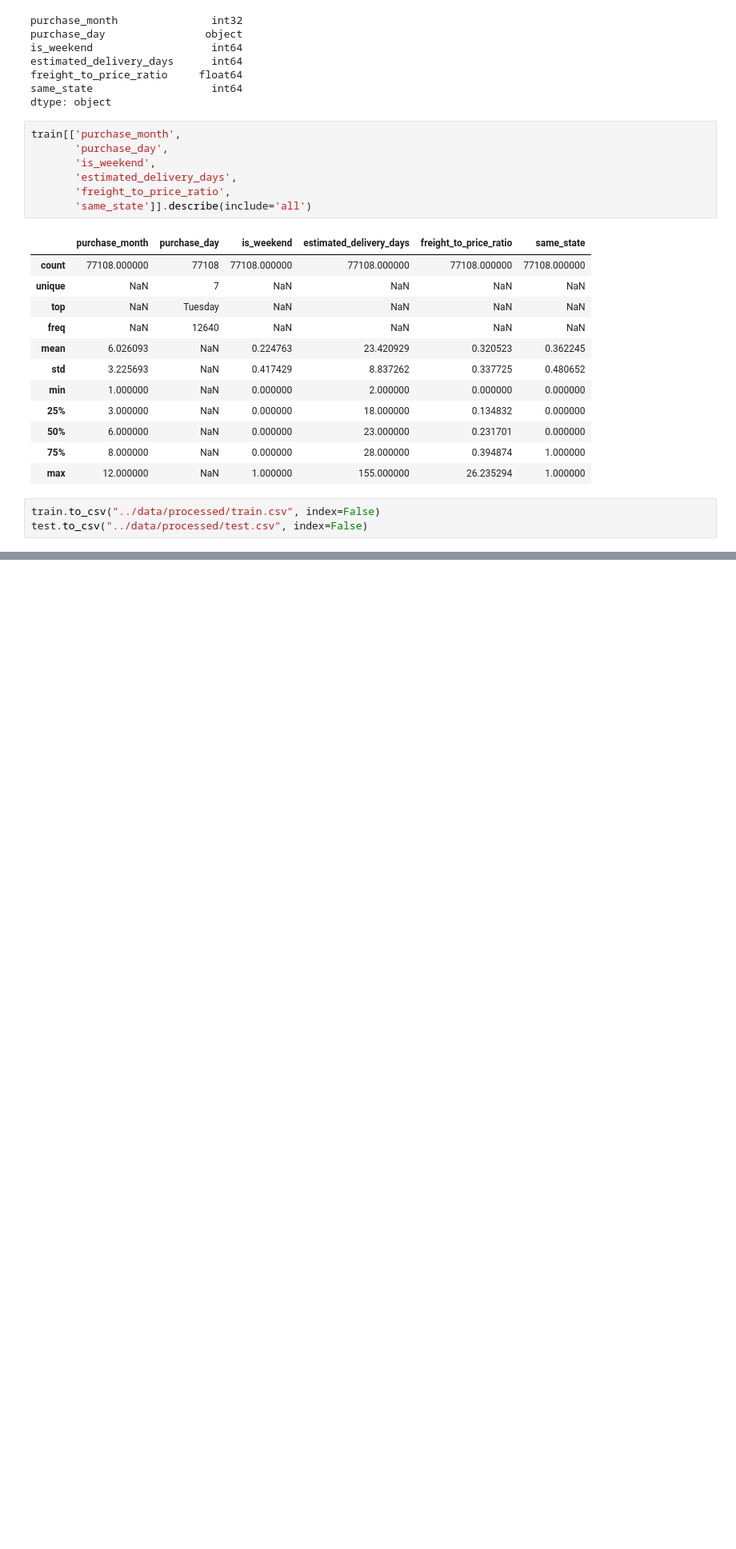
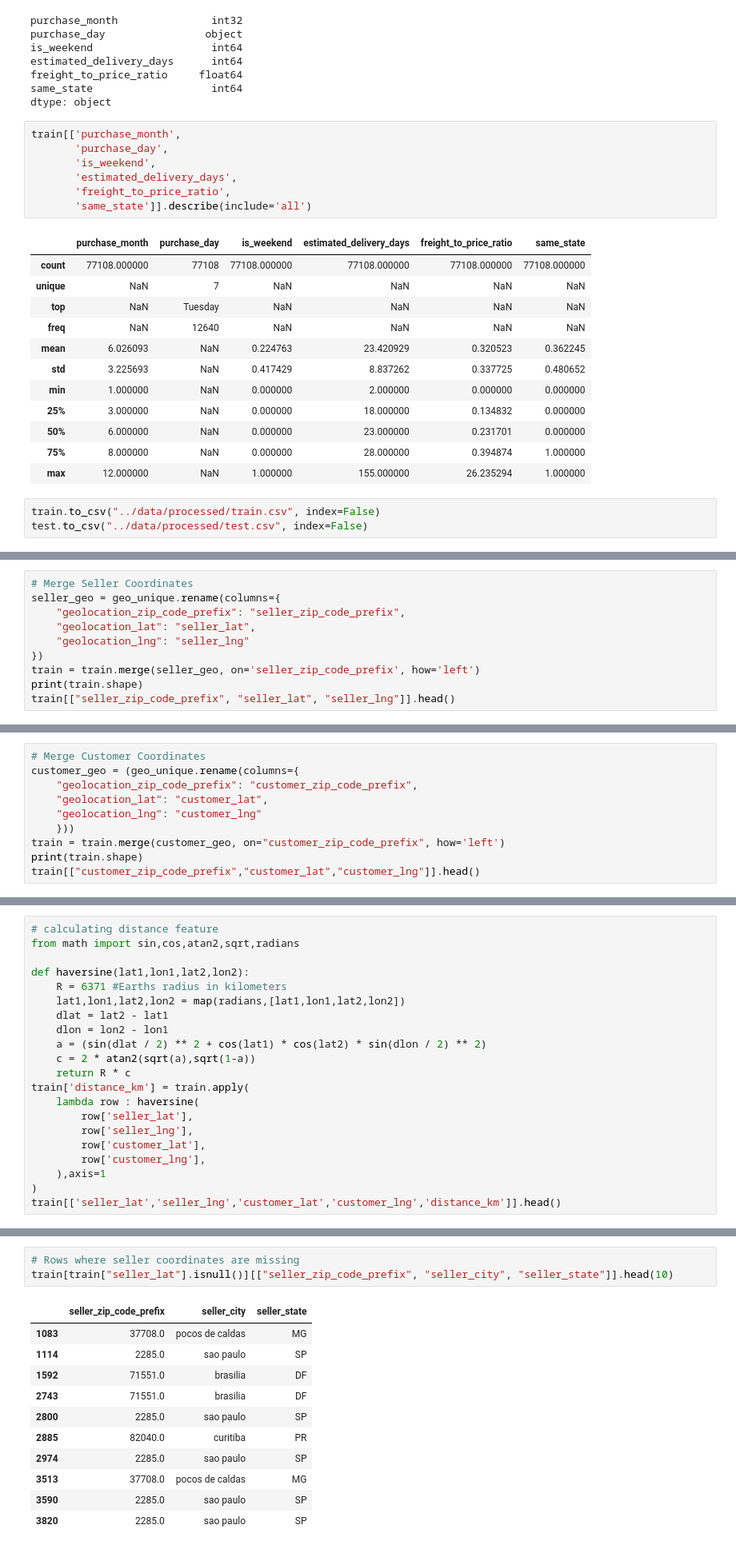
Before and after one commit to Mohamedsafwannn/MLOPS_pgp, a Jupyter notebook: notebook/feature_engineering.ipynb, the cells around one changed output, grey strips where cells are left out. Shown at 80% size. Drawn from its saved outputs; the diff is of its cells as text; blank space fills up the shorter version.

```diff
--- a/notebook/feature_engineering.ipynb
+++ b/notebook/feature_engineering.ipynb
@@ -429,0 +515,10 @@ test.to_csv("../data/processed/test.csv", index=False)
+# %%
+# Merge Seller Coordinates
+seller_geo = geo_unique.rename(columns={
+    "geolocation_zip_code_prefix": "seller_zip_code_prefix",
+    "geolocation_lat": "seller_lat",
+    "geolocation_lng": "seller_lng"
+})
+train = train.merge(seller_geo, on='seller_zip_code_prefix', how='left')
+print(train.shape)
+train[["seller_zip_code_prefix", "seller_lat", "seller_lng"]].head()
@@ -429,0 +533,10 @@ test.to_csv("../data/processed/test.csv", index=False)
+# %%
+# Merge Customer Coordinates
+customer_geo = (geo_unique.rename(columns={
+    "geolocation_zip_code_prefix": "customer_zip_code_prefix",
+    "geolocation_lat": "customer_lat",
+    "geolocation_lng": "customer_lng"
+    }))
+train = train.merge(customer_geo, on="customer_zip_code_prefix", how='left')
+print(train.shape)
+train[["customer_zip_code_prefix","customer_lat","customer_lng"]].head()
@@ -429,0 +551,21 @@ test.to_csv("../data/processed/test.csv", index=False)
+# %%
+# calculating distance feature
+from math import sin,cos,atan2,sqrt,radians
+
+def haversine(lat1,lon1,lat2,lon2):
+    R = 6371 #Earths radius in kilometers
+    lat1,lon1,lat2,lon2 = map(radians,[lat1,lon1,lat2,lon2])
+    dlat = lat2 - lat1
+    dlon = lon2 - lon1
+    a = (sin(dlat / 2) ** 2 + cos(lat1) * cos(lat2) * sin(dlon / 2) ** 2)
+    c = 2 * atan2(sqrt(a),sqrt(1-a))
+    return R * c
+train['distance_km'] = train.apply(
+    lambda row : haversine(
+        row['seller_lat'],
+        row['seller_lng'],
+        row['customer_lat'],
+        row['customer_lng'],
+    ),axis=1
+)
+train[['seller_lat','seller_lng','customer_lat','customer_lng','distance_km']].head()
@@ -429,0 +591,15 @@ test.to_csv("../data/processed/test.csv", index=False)
+# %%
+# Rows where seller coordinates are missing
+train[train["seller_lat"].isnull()][["seller_zip_code_prefix", "seller_city", "seller_state"]].head(10)
+# %% [output]
+|  | seller_zip_code_prefix | seller_city | seller_state |
+| 1083 | 37708.0 | pocos de caldas | MG |
+| 1114 | 2285.0 | sao paulo | SP |
+| 1592 | 71551.0 | brasilia | DF |
+| 2743 | 71551.0 | brasilia | DF |
+| 2800 | 2285.0 | sao paulo | SP |
+| 2885 | 82040.0 | curitiba | PR |
+| 2974 | 2285.0 | sao paulo | SP |
+| 3513 | 37708.0 | pocos de caldas | MG |
+| 3590 | 2285.0 | sao paulo | SP |
+| 3820 | 2285.0 | sao paulo | SP |
```
Also changed, not shown: parts of 35 cells of this notebook, 2 other files.
